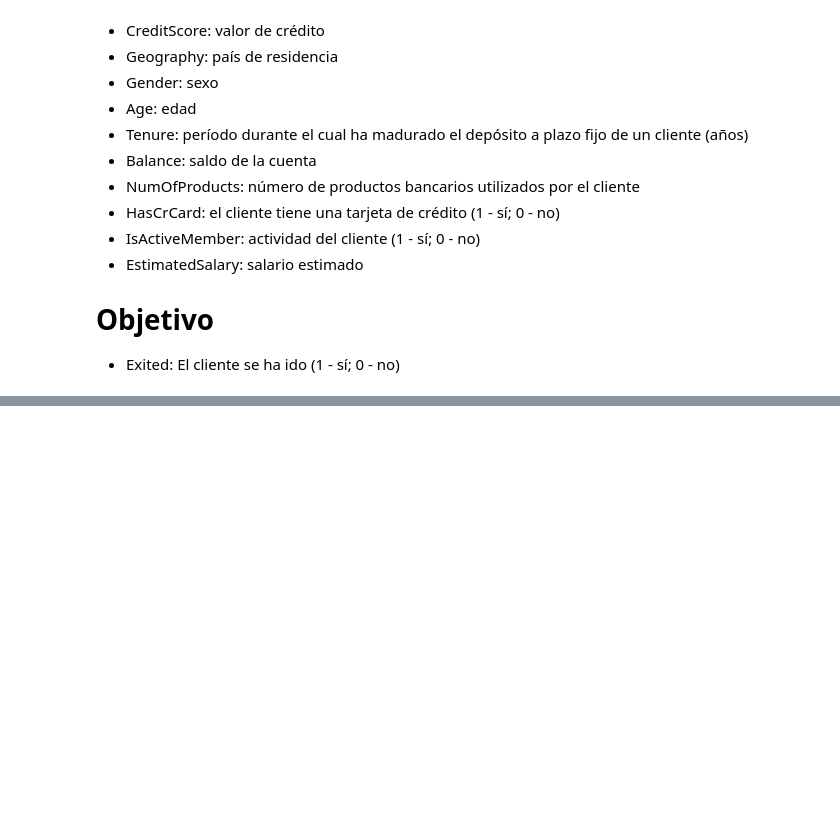
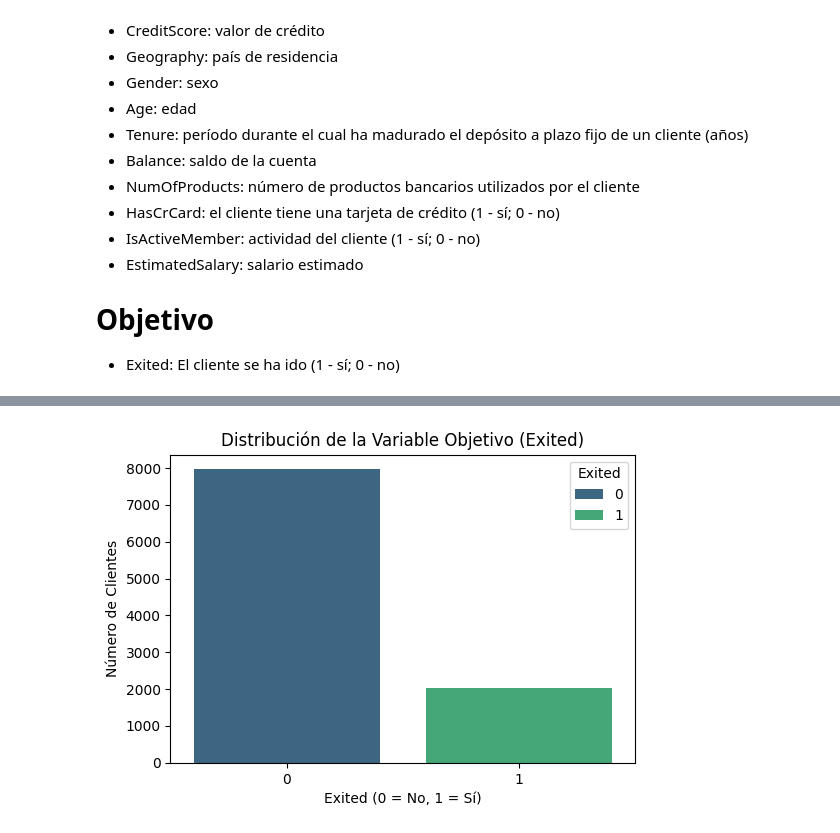
Before and after one commit to Davichobacter/data_science_tt, a Jupyter notebook: Sprint_10/notebook.ipynb, the cells around one changed output, grey strips where cells are left out. Drawn from its saved outputs; the diff is of its cells as text; code cells hidden in the pictures; blank space fills up the shorter version.

```diff
--- a/Sprint_10/notebook.ipynb
+++ b/Sprint_10/notebook.ipynb
@@ -40,0 +61,4 @@ import numpy as np
+# %%
+url = 'https://raw.githubusercontent.com/Davichobacter/data_science_tt/refs/heads/main/Sprint_10/data/Churn.csv'
+# %%
+df = pd.read_csv(url)
@@ -40,0 +147,5 @@ import numpy as np
+# %%
+mode_tenure = df['Tenure'].mode().values[0]
+print(f"La moda de 'Tenure' es: {mode_tenure}")
+df['Tenure'] = df['Tenure'].fillna(mode_tenure)
+print(f"Valores faltantes en 'Tenure' después de rellenar: {df['Tenure'].isna().sum()}")
@@ -40,0 +192,9 @@ import numpy as np
+# %%
+plt.figure(figsize=(6, 4))
+sns.countplot(x='Exited', data=df, palette='viridis', hue='Exited')
+plt.title('Distribución de la Variable Objetivo (Exited)')
+plt.xlabel('Exited (0 = No, 1 = Sí)')
+plt.ylabel('Número de Clientes')
+plt.show()
+# %% [output]
+[figure, added]
```
Also changed, not shown: parts of 21 cells of this notebook.
